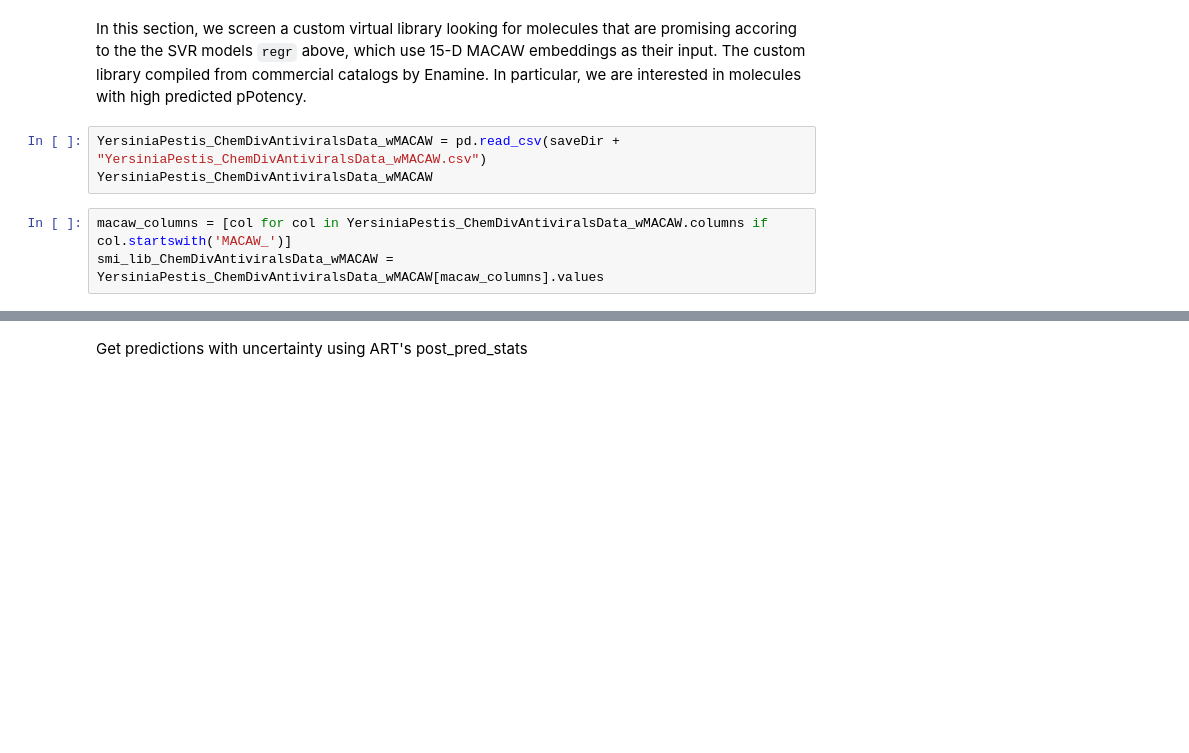
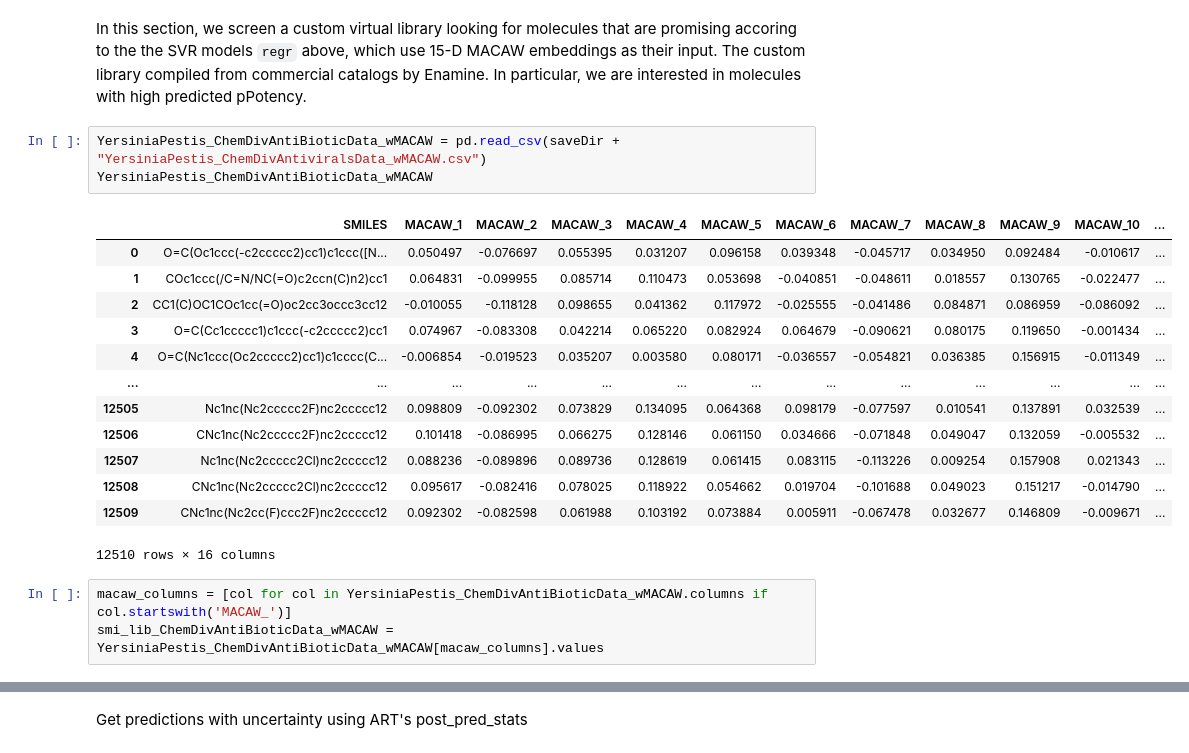
Before and after one commit to soumyadeepghosh35/DTRA_ART, a Jupyter notebook: DTRA_project_notebooks/Step5_ART_YersiniaPestis.ipynb, the cells around one changed output, grey strips where cells are left out. Cells and saved outputs as stored; diff of their text form; blank space fills up the shorter version.

```diff
--- a/DTRA_project_notebooks/Step5_ART_YersiniaPestis.ipynb
+++ b/DTRA_project_notebooks/Step5_ART_YersiniaPestis.ipynb
@@ -313,9 +387,23 @@ LCAntiviralsData_predicted
 # %% [markdown]
 In this section, we screen a custom virtual library looking for molecules that are promising accoring to the the SVR models `regr` above, which use 15-D MACAW embeddings as their input. The custom library compiled from commercial catalogs by Enamine. In particular, we are interested in molecules with high predicted pPotency.
 # %%
-YersiniaPestis_ChemDivAntiviralsData_wMACAW = pd.read_csv(saveDir + "YersiniaPestis_ChemDivAntiviralsData_wMACAW.csv")
-YersiniaPestis_ChemDivAntiviralsData_wMACAW
+YersiniaPestis_ChemDivAntiBioticData_wMACAW = pd.read_csv(saveDir + "YersiniaPestis_ChemDivAntiviralsData_wMACAW.csv")
+YersiniaPestis_ChemDivAntiBioticData_wMACAW
+# %% [output]
+|  | SMILES | MACAW_1 | MACAW_2 | MACAW_3 | MACAW_4 | MACAW_5 | MACAW_6 | MACAW_7 | MACAW_8 | MACAW_9 | MACAW_10 | ... |
+| 0 | O=C(Oc1ccc(-c2ccccc2)cc1)c1ccc([N... | 0.050497 | -0.076697 | 0.055395 | 0.031207 | 0.096158 | 0.039348 | -0.045717 | 0.034950 | 0.092484 | -0.010617 | ... |
+| 1 | COc1ccc(/C=N/NC(=O)c2ccn(C)n2)cc1 | 0.064831 | -0.099955 | 0.085714 | 0.110473 | 0.053698 | -0.040851 | -0.048611 | 0.018557 | 0.130765 | -0.022477 | ... |
+| 2 | CC1(C)OC1COc1cc(=O)oc2cc3occc3cc12 | -0.010055 | -0.118128 | 0.098655 | 0.041362 | 0.117972 | -0.025555 | -0.041486 | 0.084871 | 0.086959 | -0.086092 | ... |
+| 3 | O=C(Cc1ccccc1)c1ccc(-c2ccccc2)cc1 | 0.074967 | -0.083308 | 0.042214 | 0.065220 | 0.082924 | 0.064679 | -0.090621 | 0.080175 | 0.119650 | -0.001434 | ... |
+| 4 | O=C(Nc1ccc(Oc2ccccc2)cc1)c1cccc(C... | -0.006854 | -0.019523 | 0.035207 | 0.003580 | 0.080171 | -0.036557 | -0.054821 | 0.036385 | 0.156915 | -0.011349 | ... |
+| ... | ... | ... | ... | ... | ... | ... | ... | ... | ... | ... | ... | ... |
+| 12505 | Nc1nc(Nc2ccccc2F)nc2ccccc12 | 0.098809 | -0.092302 | 0.073829 | 0.134095 | 0.064368 | 0.098179 | -0.077597 | 0.010541 | 0.137891 | 0.032539 | ... |
+| 12506 | CNc1nc(Nc2ccccc2F)nc2ccccc12 | 0.101418 | -0.086995 | 0.066275 | 0.128146 | 0.061150 | 0.034666 | -0.071848 | 0.049047 | 0.132059 | -0.005532 | ... |
+| 12507 | Nc1nc(Nc2ccccc2Cl)nc2ccccc12 | 0.088236 | -0.089896 | 0.089736 | 0.128619 | 0.061415 | 0.083115 | -0.113226 | 0.009254 | 0.157908 | 0.021343 | ... |
+| 12508 | CNc1nc(Nc2ccccc2Cl)nc2ccccc12 | 0.095617 | -0.082416 | 0.078025 | 0.118922 | 0.054662 | 0.019704 | -0.101688 | 0.049023 | 0.151217 | -0.014790 | ... |
+| 12509 | CNc1nc(Nc2cc(F)ccc2F)nc2ccccc12 | 0.092302 | -0.082598 | 0.061988 | 0.103192 | 0.073884 | 0.005911 | -0.067478 | 0.032677 | 0.146809 | -0.009671 | ... |
+12510 rows × 16 columns
 # %%
-macaw_columns = [col for col in YersiniaPestis_ChemDivAntiviralsData_wMACAW.columns if col.startswith('MACAW_')]
-smi_lib_ChemDivAntiviralsData_wMACAW = YersiniaPestis_ChemDivAntiviralsData_wMACAW[macaw_columns].values
+macaw_columns = [col for col in YersiniaPestis_ChemDivAntiBioticData_wMACAW.columns if col.startswith('MACAW_')]
+smi_lib_ChemDivAntiBioticData_wMACAW = YersiniaPestis_ChemDivAntiBioticData_wMACAW[macaw_columns].values
 # %%
```
Also changed, not shown: parts of 15 cells of this notebook.
